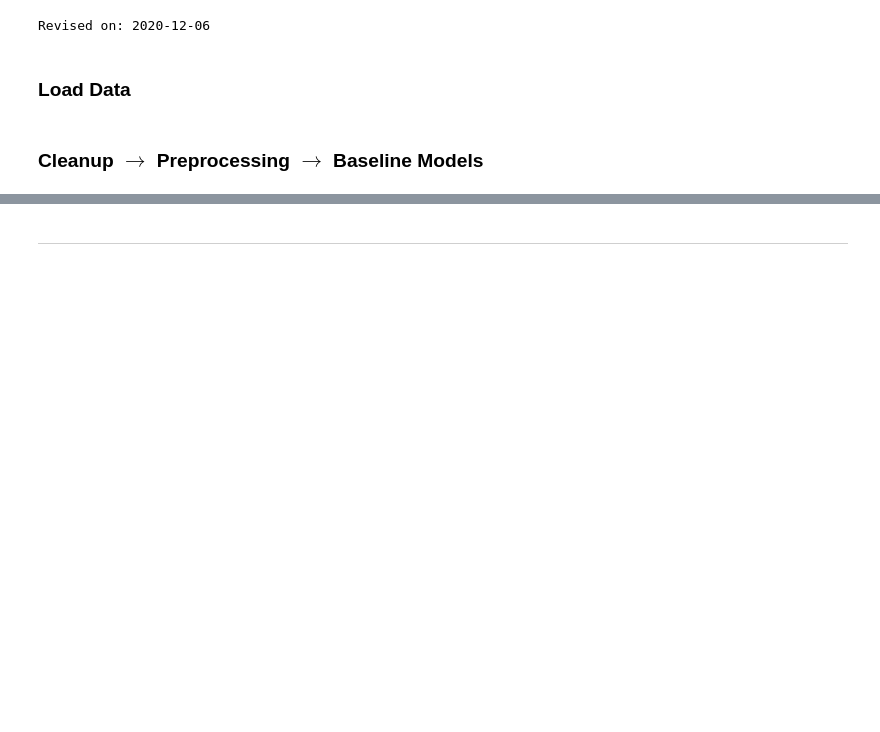
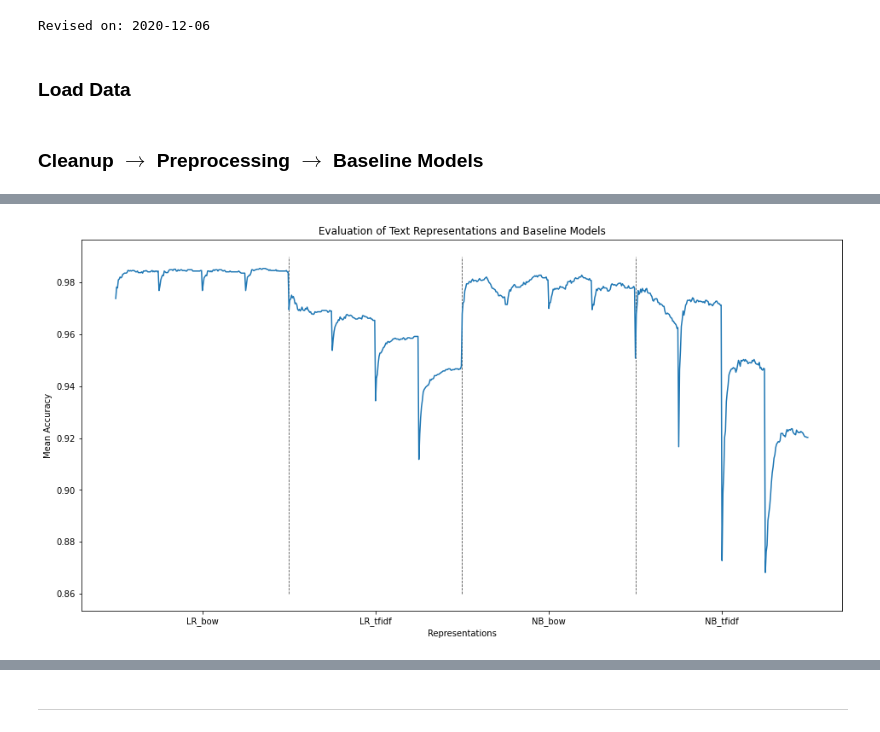
Before and after one commit to BigBangData/NaturalLanguageProcessing, a Jupyter notebook: TextAnalyticsWithR/05_Cleanup_Ngrams.ipynb, the cells around one changed output, grey strips where cells are left out. Saved outputs shown, nothing was run; the diff lists cells and outputs as text; code cells hidden in the pictures; blank space fills up the shorter version.

```diff
--- a/TextAnalyticsWithR/05_Cleanup_Ngrams.ipynb
+++ b/TextAnalyticsWithR/05_Cleanup_Ngrams.ipynb
@@ -164,0 +181,8 @@ Image(os.path.join(save_dir, "Ngram_Tfidf_baseline_accuracies.PNG"))
+# %%
+df = master_df.loc[:, ('ngram', 'vocab_size','NB_bow','LR_bow','NB_tfidf','LR_tfidf')]
+# %%
+tidy_df = pd.melt(df,
+                  id_vars=['ngram', 'vocab_size'],
+                  value_vars=['NB_bow','LR_bow','NB_tfidf','LR_tfidf'],
+                  var_name='representation',
+                  value_name='mean_accuracy')
@@ -164,0 +198,11 @@ Image(os.path.join(save_dir, "Ngram_Tfidf_baseline_accuracies.PNG"))
+# %%
+tidy_df = tidy_df.sort_values(by=['representation', 'ngram', 'vocab_size'])
+
+# order by level of granularity
+tidy_df = tidy_df[['representation', 'ngram', 'vocab_size', 'mean_accuracy']]
+
+# fix index
+tidy_df.index = range(len(tidy_df))
+
+# preview
+tidy_df.head(10)
@@ -164,0 +221,14 @@ Image(os.path.join(save_dir, "Ngram_Tfidf_baseline_accuracies.PNG"))
+# %%
+import matplotlib.pyplot as plt
+%matplotlib inline
+
+plt.figure(figsize=(16, 8))
+plt.plot(tidy_df['mean_accuracy'])
+plt.title('Evaluation of Text Representations and Baseline Models')
+plt.ylabel('Mean Accuracy')
+plt.xlabel('Representations')
+plt.vlines(x=[200,400,600], ymin=.86, ymax=.99, colors='k', linewidth=.8, linestyle='dashed', alpha=.7)
+plt.xticks(np.arange(100, 900, 200), list(np.unique(tidy_df['representation'])))
+plt.show()
+# %% [output]
+[figure, added]
```
Also changed, not shown: parts of 19 cells of this notebook, 4 other files.
